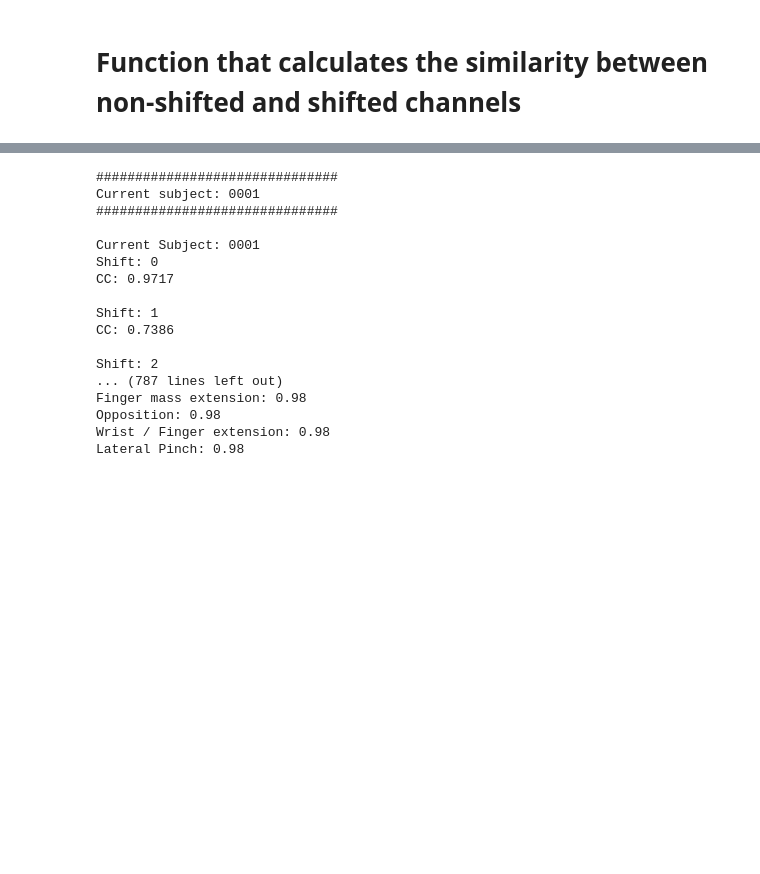
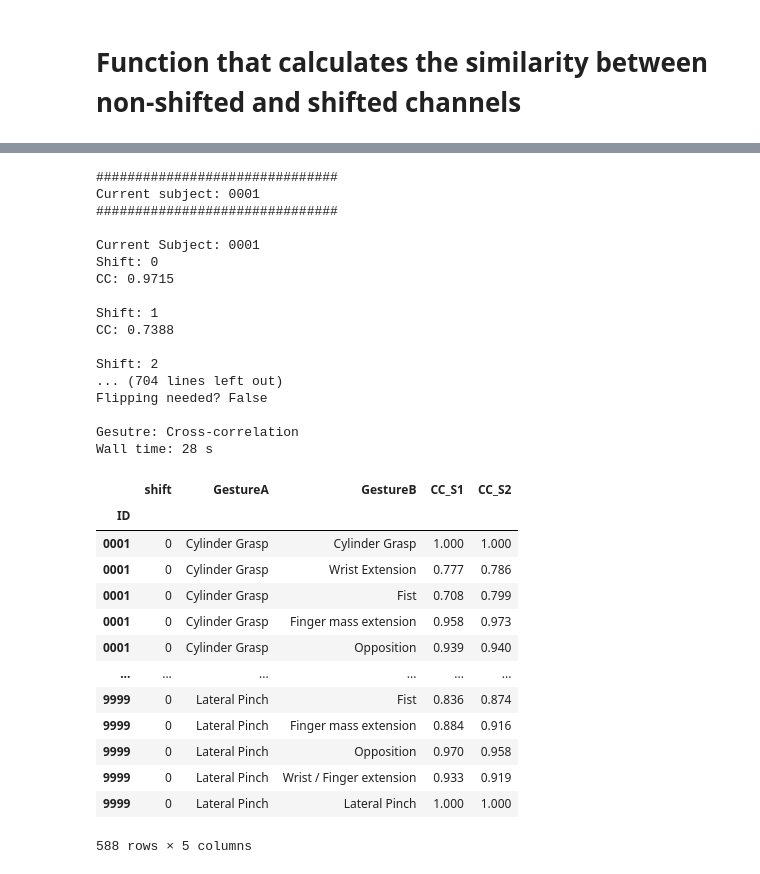
Before and after one commit to haopinglin0907/Projects_Hao, a Jupyter notebook: MyoPanda/Cross_correlation/Cross-correlation.ipynb, the cells around one changed output, grey strips where cells are left out. Cells and saved outputs as stored; diff of their text form; code cells hidden in the pictures; blank space fills up the shorter version.

```diff
--- a/MyoPanda/Cross_correlation/Cross-correlation.ipynb
+++ b/MyoPanda/Cross_correlation/Cross-correlation.ipynb
@@ -70,8 +73,9 @@ def CC_to_shift(df, subject_reference, subject_to_rotate, calibration_gesture, s
               (df['Gesture'] == calibration_gesture) &
               (df['Trial_num'] == 3) &
               (df['session'] == session_reference)].iloc[:, :8]
+    df_A = df_A[df_A.index > 100]
 
-    A_value = df_A.iloc[100:, :8].rolling(20).mean().dropna().values
+    A_value = df_A.iloc[:, :8].rolling(1).mean().dropna().values
 
     shift_range = range(0, 8)
 
@@ -91,8 +95,8 @@ def CC_to_shift(df, subject_reference, subject_to_rotate, calibration_gesture, s
                                       (df['Trial_num'] <= 3) &
                                       (df['session'] == session_to_rotate)]).iloc[:, :8]
 
-
-        B = df_B.iloc[100:, :8].rolling(20).mean().dropna()
+        df_B = df_B[df_B.index > 100]
+        B = df_B.iloc[:, :8].rolling(1).mean().dropna()
 
         CC_list = []
         for shift in shift_range:
@@ -140,4 +144,6 @@ def shift_to_rotation(df, shift, subject_reference, subject_to_rotate, session_r
 # %%
+%%time
+
 subject_list = list(df['ID'].unique())
 gesture_list = ['2', '4', '5', '6', '7', '8', '9']
 label_list = ['Cylinder Grasp', 'Wrist Extension', 'Fist', 'Finger mass extension', 'Opposition', 'Wrist / Finger extension', 'Lateral Pinch']
@@ -164,26 +170,42 @@ for subject in ['0001', '1001', '1002', '1003', '1004', '1005', '1006', '1007',
         shift = shift_list[1]
 
 
-    df_reference, df_original, df_calibrated = shift_to_rotation(df, shift,
+    df_reference_S1, df_original_S2, df_calibrated_S2 = shift_to_rotation(df, shift,
                                                                  subject_reference = subject,
                                                                  subject_to_rotate = subject,
                                                                  session_reference = 'S1',
                                                                  session_to_rotate = 'S2',
                                                                  flipped = flipped)
     print('Gesutre: Cross-correlation')
-    for gesture in gesture_list[:]:
-        df_reference_to_plot = df_reference[(df_reference['Gesture'] == gesture)]
-        df_rotated_to_plot = df_calibrated[(df_calibrated['Gesture'] == gesture)]
+    ### Nested for-loop (brute force)
+    for gesture_A in gesture_list:
 
-        A = df_reference_to_plot.iloc[:, :8].values
-        B = df_rotated_to_plot.iloc[:, :8].values
+        for gesture_B in gesture_list:
 
-        C= cross_correlation_vector(A, B)
-        print(f'{int_to_label[gesture]}: {C:.2f}')
-        stats.append({'ID':subject,
-                      'shift': shift,
-                      'Gesture': int_to_label[gesture],
-                      'CC': C})
+            df_S1_gesture_A = df_reference_S1[(df_reference_S1['Gesture'] == gesture_A)]
+            df_S1_gesture_B = df_reference_S1[(df_reference_S1['Gesture'] == gesture_B)]
+
+            A_S1 = df_S1_gesture_A.iloc[:, :8].values
+            B_S1 = df_S1_gesture_B.iloc[:, :8].values
+
+            C_S1 = cross_correlation_vector(A_S1, B_S1)
+
+            df_S2_gesture_A = df_calibrated_S2[(df_calibrated_S2['Gesture'] == gesture_A)]
+            df_S2_gesture_B = df_calibrated_S2[(df_calibrated_S2['Gesture'] == gesture_B)]
+
+            A_S2 = df_S2_gesture_A.iloc[:, :8].values
+            B_S2 = df_S2_gesture_B.iloc[:, :8].values
+
+            C_S2 = cross_correlation_vector(A_S2, B_S2)
+
+#             print(f'S1: {int_to_label[gesture_A]} and {int_to_label[gesture_B]}: {C_S1:.2f}')
+#             print(f'S2: {int_to_label[gesture_A]} and {int_to_label[gesture_B]}: {C_S2:.2f}')
+            stats.append({'ID':subject,
+                          'shift': shift,
+                          'GestureA': int_to_label[gesture_A],
+                          'GestureB': int_to_label[gesture_B],
+                          'CC_S1': C_S1,
+                          'CC_S2':C_S2})
 # %% [output]
 ###############################
 Current subject: 0001
@@ -191,14 +213,14 @@ Current subject: 0001
 
 Current Subject: 0001
 Shift: 0
-CC: 0.9717
+CC: 0.9715
 
 Shift: 1
-CC: 0.7386
+CC: 0.7388
 
 Shift: 2
-... (787 lines left out)
-Finger mass extension: 0.98
-Opposition: 0.98
-Wrist / Finger extension: 0.98
-Lateral Pinch: 0.98
+... (704 lines left out)
+Flipping needed? False
+
+Gesutre: Cross-correlation
+Wall time: 28 s
@@ -205 +229,18 @@ Lateral Pinch: 0.98
+# %%
+stats
+# %% [output]
+|  | shift | GestureA | GestureB | CC_S1 | CC_S2 |
+| ID |  |  |  |  |  |
+| 0001 | 0 | Cylinder Grasp | Cylinder Grasp | 1.000 | 1.000 |
+| 0001 | 0 | Cylinder Grasp | Wrist Extension | 0.777 | 0.786 |
+| 0001 | 0 | Cylinder Grasp | Fist | 0.708 | 0.799 |
+| 0001 | 0 | Cylinder Grasp | Finger mass extension | 0.958 | 0.973 |
+| 0001 | 0 | Cylinder Grasp | Opposition | 0.939 | 0.940 |
+| ... | ... | ... | ... | ... | ... |
+| 9999 | 0 | Lateral Pinch | Fist | 0.836 | 0.874 |
+| 9999 | 0 | Lateral Pinch | Finger mass extension | 0.884 | 0.916 |
+| 9999 | 0 | Lateral Pinch | Opposition | 0.970 | 0.958 |
+| 9999 | 0 | Lateral Pinch | Wrist / Finger extension | 0.933 | 0.919 |
+| 9999 | 0 | Lateral Pinch | Lateral Pinch | 1.000 | 1.000 |
+588 rows × 5 columns
 # %% [markdown]
```
Also changed, not shown: parts of 9 cells of this notebook, 1 other file.
